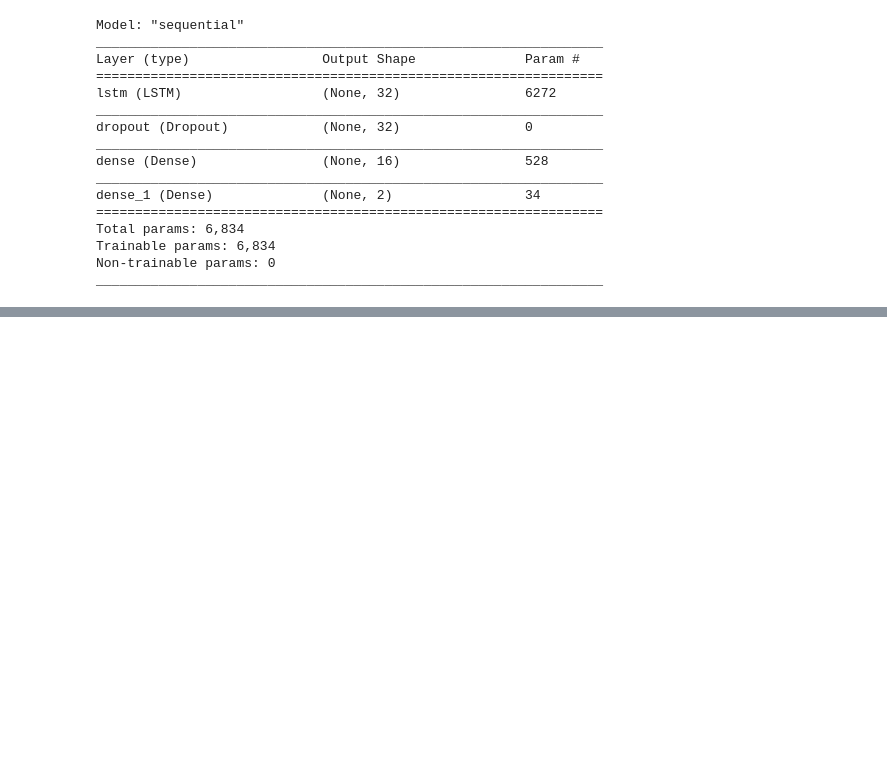
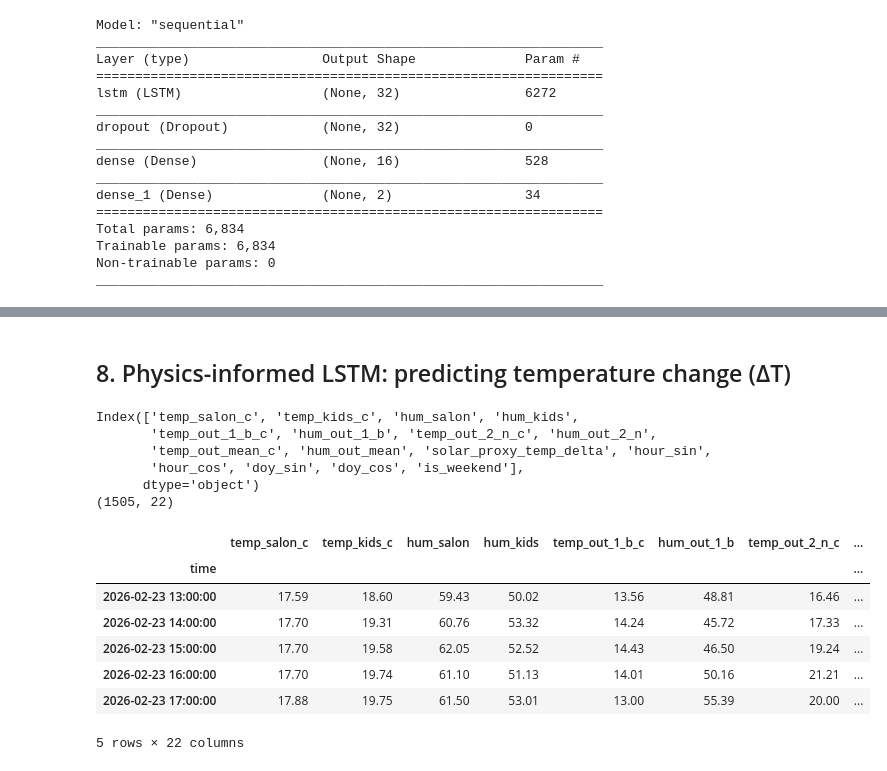
Before and after one commit to sotdousk/residential-thermal-digital-twin, a Jupyter notebook: notebooks/06_ml_temperature_prediction.ipynb, the cells around one changed output, grey strips where cells are left out. Drawn from its saved outputs; the diff is of its cells as text; code cells hidden in the pictures; blank space fills up the shorter version.

```diff
--- a/notebooks/06_ml_temperature_prediction.ipynb
+++ b/notebooks/06_ml_temperature_prediction.ipynb
@@ -574,0 +619,61 @@ Epoch 15/100
+# %% [markdown]
+## 8. Physics-informed LSTM: predicting temperature change (ΔT)
+# %%
+# Physics-informed LSTM setup
+# We start fresh from the clean hourly dataframe, not from RF features or previous LSTM tensors.
+
+phys_df = df.copy()
+
+# Add time features
+phys_df = add_time_features(phys_df)
+print(phys_df.columns)
+
+# Physics-inspired explanatory variables
+phys_df["outdoor_mean_c"] = (
+    phys_df["temp_out_1_b_c"] + phys_df["temp_out_2_n_c"]
+) / 2
+
+phys_df["solar_proxy_temp_delta"] = (
+    phys_df["temp_out_2_n_c"] - phys_df["temp_out_1_b_c"]
+)
+
+phys_df["salon_heat_loss_driver"] = (
+    phys_df["outdoor_mean_c"] - phys_df["temp_salon_c"]
+)
+
+phys_df["kids_heat_loss_driver"] = (
+    phys_df["outdoor_mean_c"] - phys_df["temp_kids_c"]
+)
+
+# Accumulated / smoothed external forcing
+phys_df["solar_proxy_roll_6h"] = (
+    phys_df["solar_proxy_temp_delta"].rolling(6).mean()
+)
+
+phys_df["solar_proxy_roll_12h"] = (
+    phys_df["solar_proxy_temp_delta"].rolling(21).mean()
+)
+
+phys_df["outdoor_mean_roll_12h"] = (
+    phys_df["outdoor_mean_c"].rolling(12).mean()
+)
+
+phys_df = phys_df.dropna()
+
+print(phys_df.shape)
+phys_df.head()
+# %% [output]
+Index(['temp_salon_c', 'temp_kids_c', 'hum_salon', 'hum_kids',
+       'temp_out_1_b_c', 'hum_out_1_b', 'temp_out_2_n_c', 'hum_out_2_n',
+       'temp_out_mean_c', 'hum_out_mean', 'solar_proxy_temp_delta', 'hour_sin',
+       'hour_cos', 'doy_sin', 'doy_cos', 'is_weekend'],
+      dtype='object')
+(1505, 22)
+|  | temp_salon_c | temp_kids_c | hum_salon | hum_kids | temp_out_1_b_c | hum_out_1_b | temp_out_2_n_c | ... |
+| time |  |  |  |  |  |  |  | ... |
+| 2026-02-23 13:00:00 | 17.59 | 18.60 | 59.43 | 50.02 | 13.56 | 48.81 | 16.46 | ... |
+| 2026-02-23 14:00:00 | 17.70 | 19.31 | 60.76 | 53.32 | 14.24 | 45.72 | 17.33 | ... |
+| 2026-02-23 15:00:00 | 17.70 | 19.58 | 62.05 | 52.52 | 14.43 | 46.50 | 19.24 | ... |
+| 2026-02-23 16:00:00 | 17.70 | 19.74 | 61.10 | 51.13 | 14.01 | 50.16 | 21.21 | ... |
+| 2026-02-23 17:00:00 | 17.88 | 19.75 | 61.50 | 53.01 | 13.00 | 55.39 | 20.00 | ... |
+5 rows × 22 columns
```
Also changed, not shown: parts of 12 cells of this notebook.
